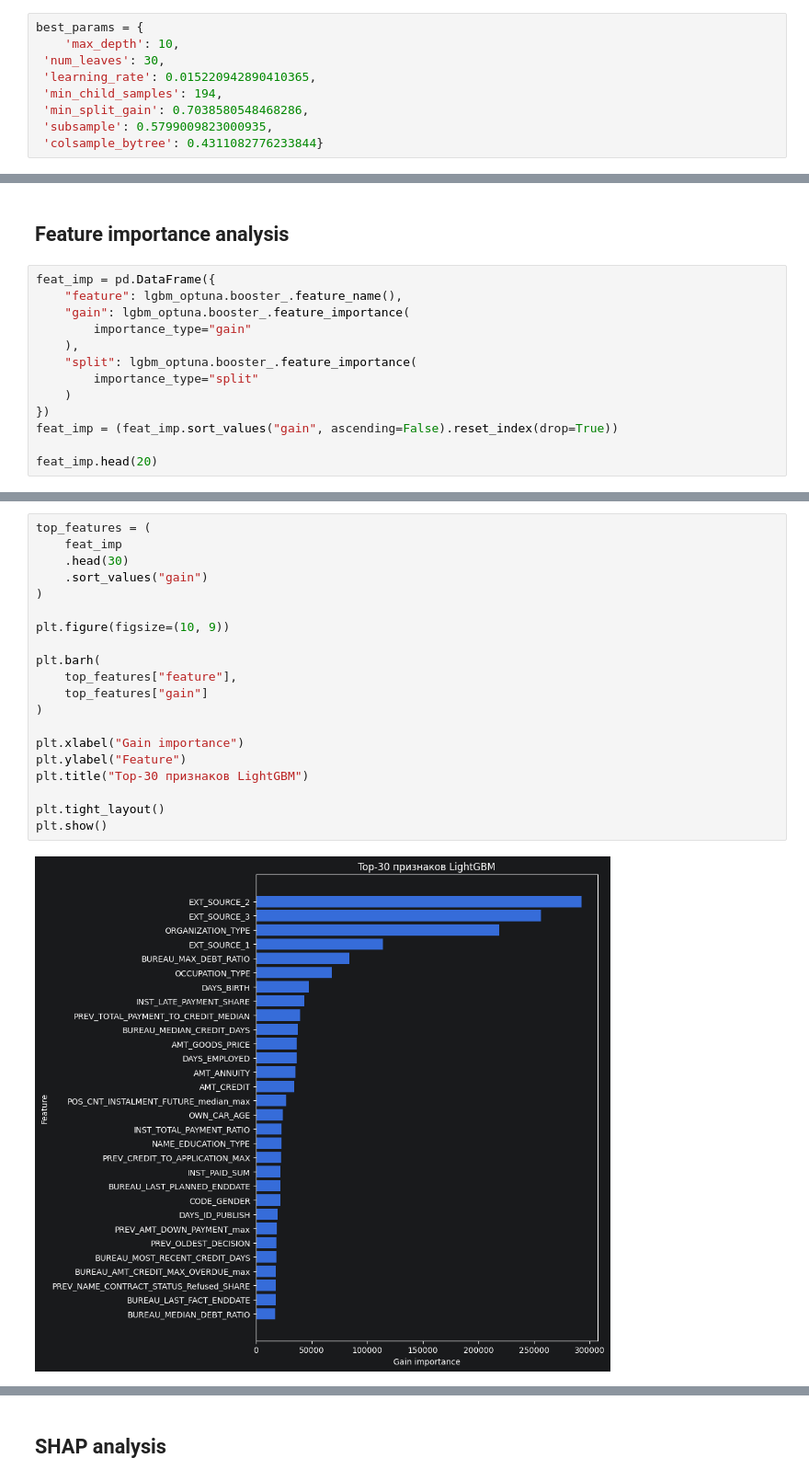
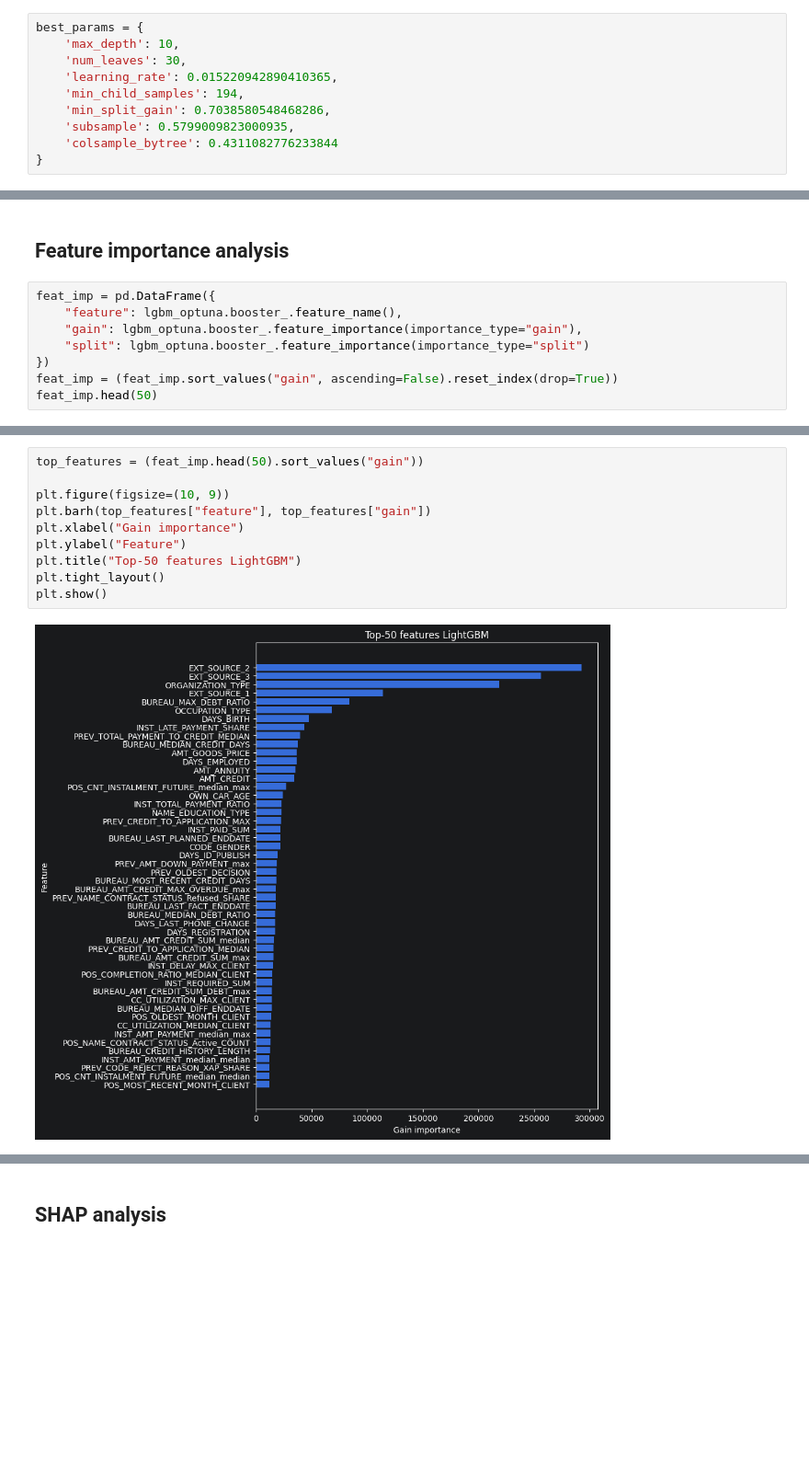
Before and after one commit to USL99/home-credit-default-risk, a Jupyter notebook: notebooks/04_model_tuning.ipynb, the cells around one changed output, grey strips where cells are left out. Shown at 92% size. Drawn from its saved outputs; the diff is of its cells as text; blank space fills up the shorter version.

```diff
--- a/notebooks/04_model_tuning.ipynb
+++ b/notebooks/04_model_tuning.ipynb
@@ -233,12 +234,13 @@ Best iteration-2: 1925
 # %%
 best_params = {
     'max_depth': 10,
- 'num_leaves': 30,
- 'learning_rate': 0.015220942890410365,
- 'min_child_samples': 194,
- 'min_split_gain': 0.7038580548468286,
- 'subsample': 0.5799009823000935,
- 'colsample_bytree': 0.4311082776233844}
+    'num_leaves': 30,
+    'learning_rate': 0.015220942890410365,
+    'min_child_samples': 194,
+    'min_split_gain': 0.7038580548468286,
+    'subsample': 0.5799009823000935,
+    'colsample_bytree': 0.4311082776233844
+}
 # %%
 %%time
 
@@ -337,16 +343,11 @@ plt.show()
 # %%
 feat_imp = pd.DataFrame({
     "feature": lgbm_optuna.booster_.feature_name(),
-    "gain": lgbm_optuna.booster_.feature_importance(
-        importance_type="gain"
-    ),
-    "split": lgbm_optuna.booster_.feature_importance(
-        importance_type="split"
-    )
+    "gain": lgbm_optuna.booster_.feature_importance(importance_type="gain"),
+    "split": lgbm_optuna.booster_.feature_importance(importance_type="split")
 })
 feat_imp = (feat_imp.sort_values("gain", ascending=False).reset_index(drop=True))
-
-feat_imp.head(20)
+feat_imp.head(50)
 # %% [output]
 |  | feature | gain | split |
 | 0 | EXT_SOURCE_2 | 292687.224979 | 1045 |
@@ -368,22 +369,12 @@ feat_imp.head(20)
 # %%
-top_features = (
-    feat_imp
-    .head(30)
-    .sort_values("gain")
-)
+top_features = (feat_imp.head(50).sort_values("gain"))
 
 plt.figure(figsize=(10, 9))
-
-plt.barh(
-    top_features["feature"],
-    top_features["gain"]
-)
-
+plt.barh(top_features["feature"], top_features["gain"])
 plt.xlabel("Gain importance")
 plt.ylabel("Feature")
-plt.title("Top-30 признаков LightGBM")
-
+plt.title("Top-50 features LightGBM")
 plt.tight_layout()
 plt.show()
 # %% [output]
-[figure, old version]
+[figure, new version]
```
Also changed, not shown: parts of 40 cells of this notebook.
